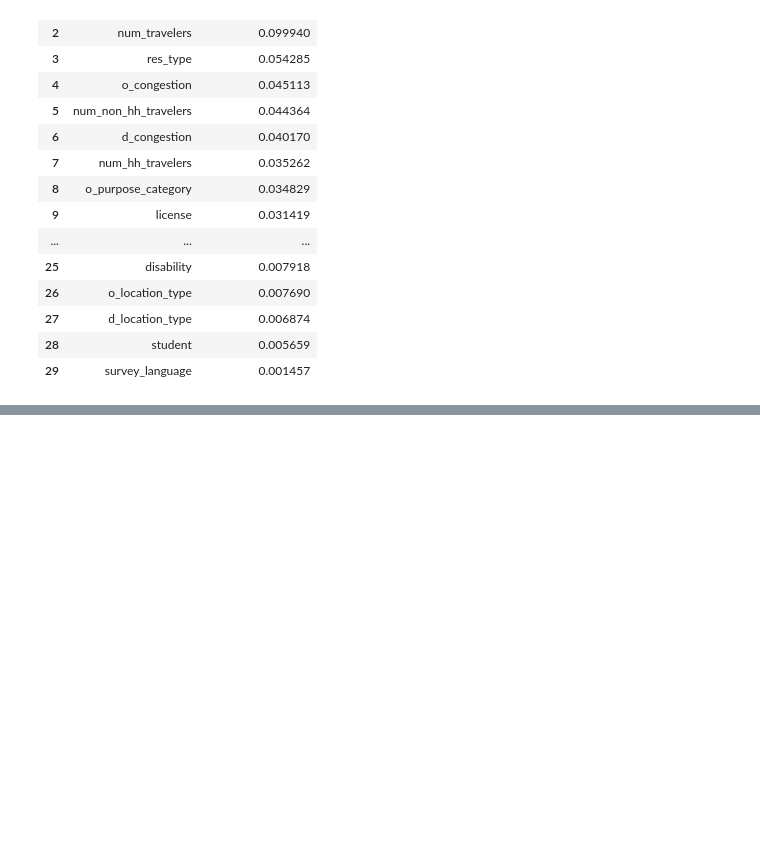
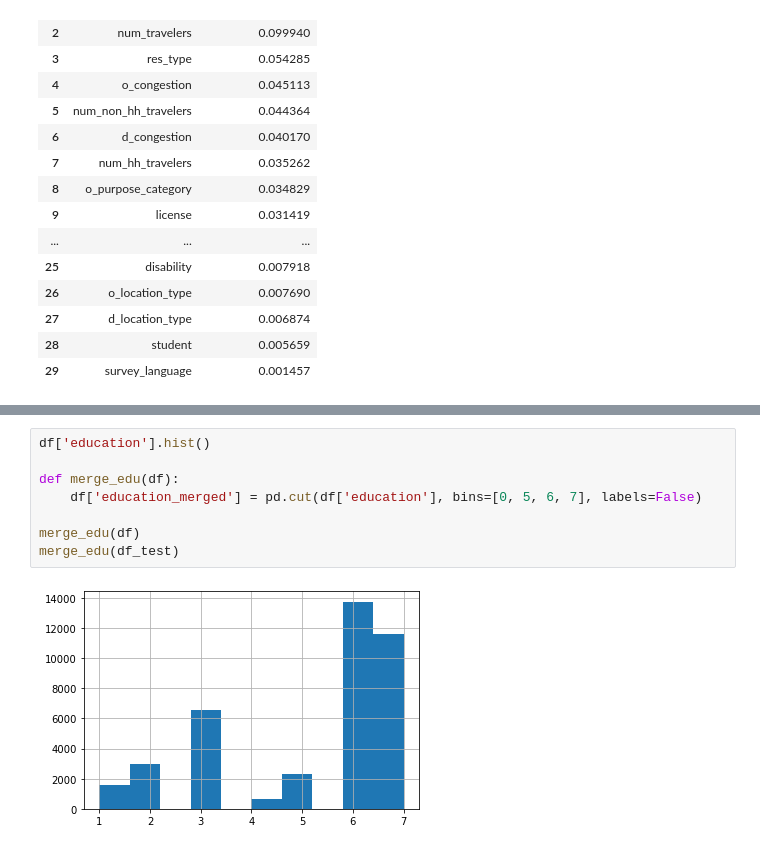
Before and after one commit to elxl/Decisionaid-ML, a Jupyter notebook: feature_selection_mutual_info.ipynb, the cells around one changed output, grey strips where cells are left out. Drawn from its saved outputs; the diff is of its cells as text; blank space fills up the shorter version.

```diff
--- a/feature_selection_mutual_info.ipynb
+++ b/feature_selection_mutual_info.ipynb
@@ -102,0 +183,10 @@ pd.DataFrame(zipped, columns=['feature_name', 'mutual_information'])
+# %%
+df['education'].hist()
+
+def merge_edu(df):
+    df['education_merged'] = pd.cut(df['education'], bins=[0, 5, 6, 7], labels=False)
+
+merge_edu(df)
+merge_edu(df_test)
+# %% [output]
+[figure, added]
```
Also changed, not shown: parts of 16 cells of this notebook, 2 other files.
